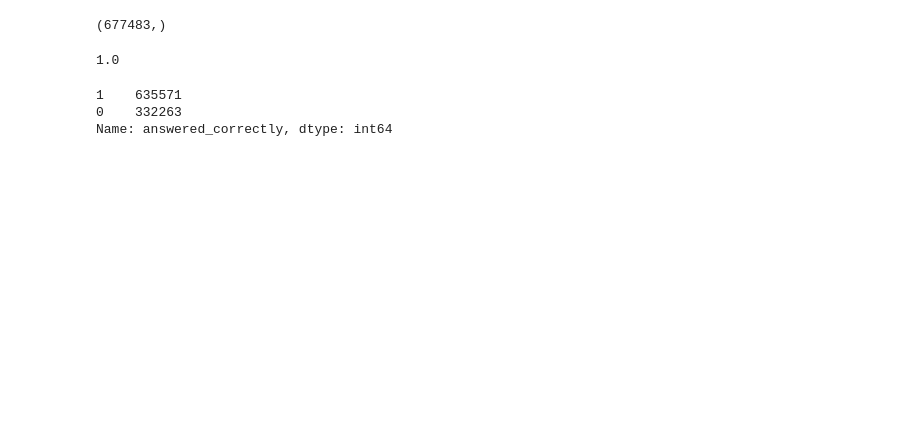
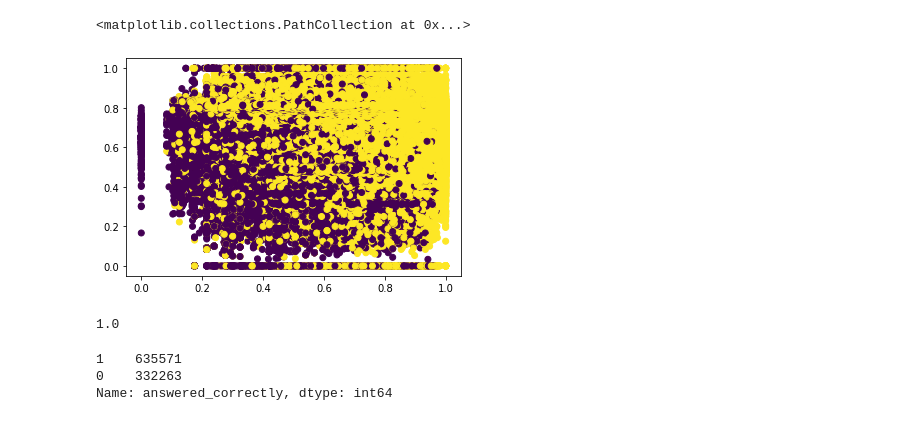
Before and after one commit to YohannD/riiid_final_project, a Jupyter notebook: notebooks/yohann_b0model.ipynb, the cells around one changed output. Cells and saved outputs as stored; diff of their text form; code cells hidden in the pictures; blank space fills up the shorter version.

```diff
--- a/notebooks/yohann_b0model.ipynb
+++ b/notebooks/yohann_b0model.ipynb
@@ -6,0 +18,3 @@ questions = pd.read_csv('../data/questions.csv')
+# %%
+questions['question_avg_score'] = train.groupby('question_id')['answered_correctly'].mean()
+questions
@@ -6,0 +40,3 @@ questions = pd.read_csv('../data/questions.csv')
+# %%
+# Only keep questions, rename content_id and merge with questions table.
+train = train.merge(questions, on='question_id').sort_values(by=['user_id', 'timestamp'])
@@ -59,10 +148,11 @@ log = LogisticRegression(solver='saga', max_iter=1000)
 X = b0_train.drop(columns=['question_avg_score', 'avgscore_cummean'])
 y = b0_train.answered_correctly
 X_train, X_test, y_train, y_test = train_test_split(X, y, test_size=0.3,random_state = 1)
-# %%
-y_train.shape
-# %% [output]
-(677483,)
+# %%
+plt.scatter(b0_train.question_avg_score, b0_train.avgscore_cummean, c=y)
+# %% [output]
+<matplotlib.collections.PathCollection at 0x...>
+[figure, added]
 # %%
 log.fit(X_train, y_train)
 y_pred = log.predict(X_test)
```
Also changed, not shown: parts of 10 cells of this notebook.
